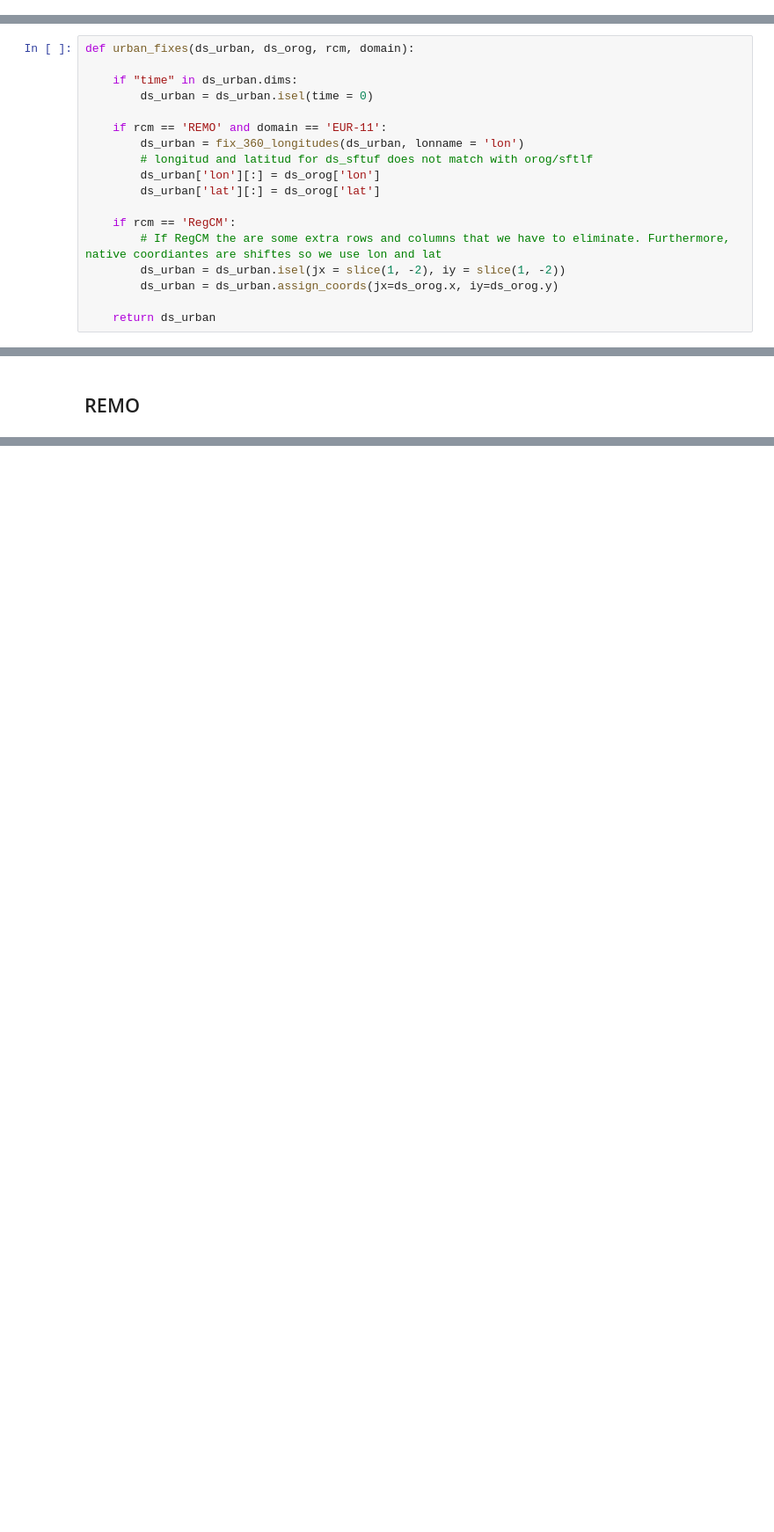
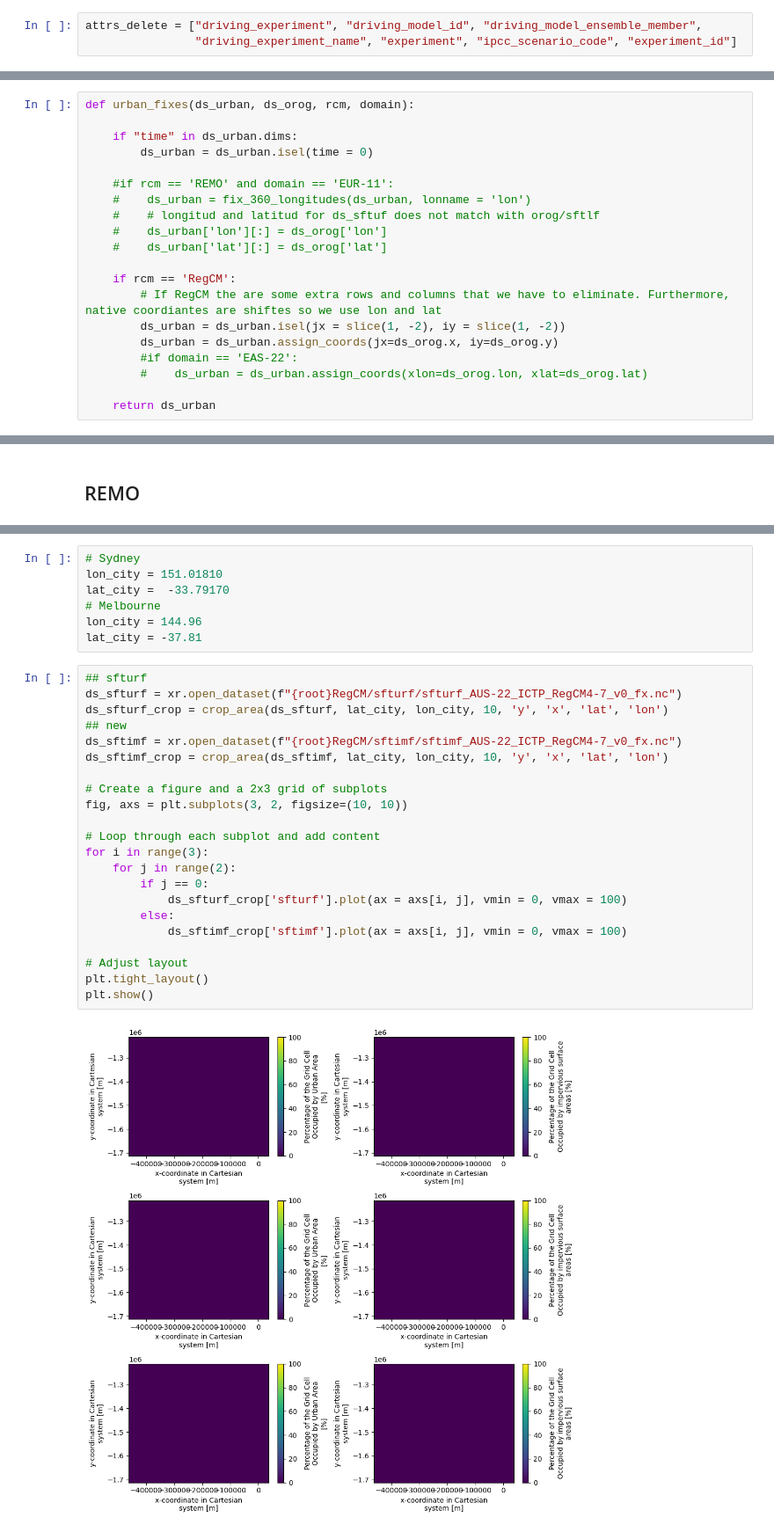
Before and after one commit to FPS-URB-RCC/CORDEX-CORE-WG, a Jupyter notebook: uhi/compute_urban_static_files.ipynb, the cells around one changed output, grey strips where cells are left out. Shown at 88% size. Cells and saved outputs as stored; diff of their text form; blank space fills up the shorter version.

Commit message:
Intepolate urban static variable

```diff
--- a/uhi/compute_urban_static_files.ipynb
+++ b/uhi/compute_urban_static_files.ipynb
@@ -93,6 +93,9 @@ combined_dict = {
     "sftimf": dic_sftimf,
     "sfturf": dic_sfturf
 }
+# %%
+attrs_delete = ["driving_experiment", "driving_model_id", "driving_model_ensemble_member",
+                "driving_experiment_name", "experiment", "ipcc_scenario_code", "experiment_id"]
 # %%
 regcm_domains = {'CORDEX_DOMAIN_Africa_CLM45_surface_2d.nc' : 'AFR-22.nc',
                  'CORDEX_DOMAIN_Australasia_CLM45_surface_2d.nc' : 'AUS-22.nc',
@@ -145,16 +151,18 @@ def urban_fixes(ds_urban, ds_orog, rcm, domain):
     if "time" in ds_urban.dims:
         ds_urban = ds_urban.isel(time = 0)
 
-    if rcm == 'REMO' and domain == 'EUR-11':
-        ds_urban = fix_360_longitudes(ds_urban, lonname = 'lon')
-        # longitud and latitud for ds_sftuf does not match with orog/sftlf
-        ds_urban['lon'][:] = ds_orog['lon']
-        ds_urban['lat'][:] = ds_orog['lat']
+    #if rcm == 'REMO' and domain == 'EUR-11':
+    #    ds_urban = fix_360_longitudes(ds_urban, lonname = 'lon')
+    #    # longitud and latitud for ds_sftuf does not match with orog/sftlf
+    #    ds_urban['lon'][:] = ds_orog['lon']
+    #    ds_urban['lat'][:] = ds_orog['lat']
 
     if rcm == 'RegCM':
         # If RegCM the are some extra rows and columns that we have to eliminate. Furthermore, native coordiantes are shiftes so we use lon and lat
         ds_urban = ds_urban.isel(jx = slice(1, -2), iy = slice(1, -2))
         ds_urban = ds_urban.assign_coords(jx=ds_orog.x, iy=ds_orog.y)
+        #if domain == 'EAS-22':
+        #    ds_urban = ds_urban.assign_coords(xlon=ds_orog.lon, xlat=ds_orog.lat)
 
     return ds_urban
 # %%
@@ -509,0 +609,31 @@ plt.show()
+# %%
+# Sydney
+lon_city = 151.01810
+lat_city =  -33.79170
+# Melbourne
+lon_city = 144.96
+lat_city = -37.81
+# %%
+## sfturf
+ds_sfturf = xr.open_dataset(f"{root}RegCM/sfturf/sfturf_AUS-22_ICTP_RegCM4-7_v0_fx.nc")
+ds_sfturf_crop = crop_area(ds_sfturf, lat_city, lon_city, 10, 'y', 'x', 'lat', 'lon')
+## new
+ds_sftimf = xr.open_dataset(f"{root}RegCM/sftimf/sftimf_AUS-22_ICTP_RegCM4-7_v0_fx.nc")
+ds_sftimf_crop = crop_area(ds_sftimf, lat_city, lon_city, 10, 'y', 'x', 'lat', 'lon')
+
+# Create a figure and a 2x3 grid of subplots
+fig, axs = plt.subplots(3, 2, figsize=(10, 10))
+
+# Loop through each subplot and add content
+for i in range(3):
+    for j in range(2):
+        if j == 0:
+            ds_sfturf_crop['sfturf'].plot(ax = axs[i, j], vmin = 0, vmax = 100)
+        else:
+            ds_sftimf_crop['sftimf'].plot(ax = axs[i, j], vmin = 0, vmax = 100)
+
+# Adjust layout
+plt.tight_layout()
+plt.show()
+# %% [output]
+[figure, added]
```
Also changed, not shown: parts of 28 cells of this notebook.
